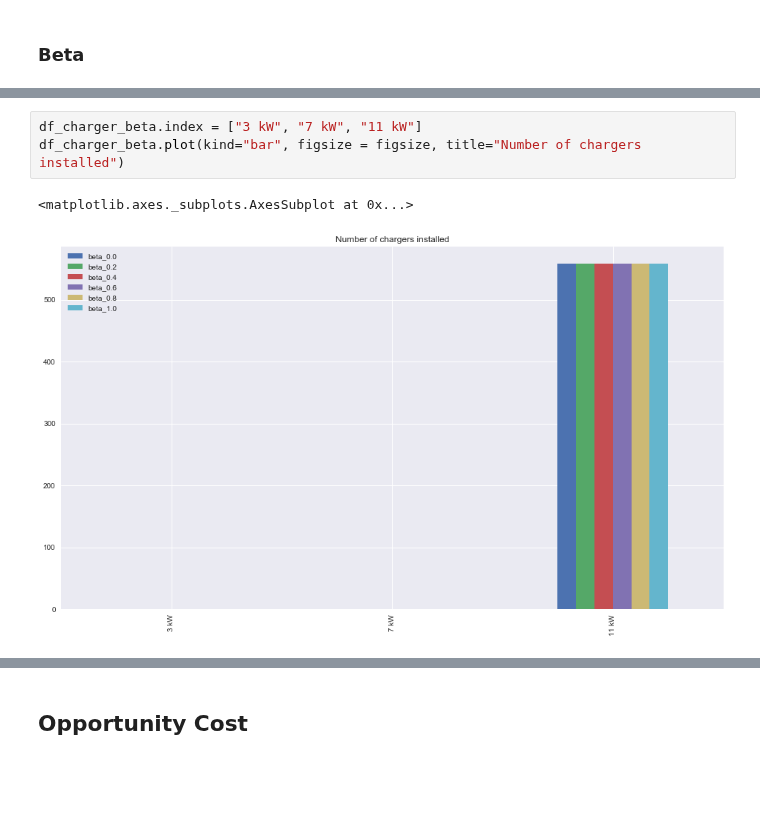
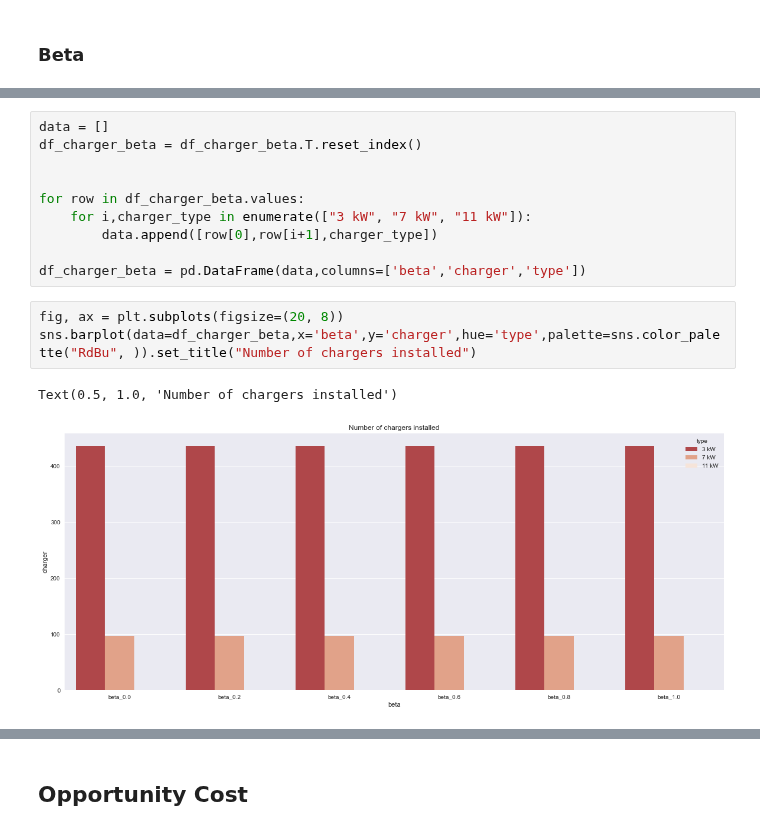
Before and after one commit to Pyosch/ATIS3_Group, a Jupyter notebook: visualise_Results.ipynb, the cells around one changed output, grey strips where cells are left out. Cells and saved outputs as stored; diff of their text form; blank space fills up the shorter version.

Commit message:
No color dublications in bar plots

```diff
--- a/visualise_Results.ipynb
+++ b/visualise_Results.ipynb
@@ -97,6 +96,16 @@ FileNotFoundError: [WinError 3] Das System kann den angegebenen Pfad nicht finde
-# %%
-df_charger_beta.index = ["3 kW", "7 kW", "11 kW"]
-df_charger_beta.plot(kind="bar", figsize = figsize, title="Number of chargers installed")
-# %% [output]
-<matplotlib.axes._subplots.AxesSubplot at 0x...>
-[figure, removed]
+# %%
+data = []
+df_charger_beta = df_charger_beta.T.reset_index()
+
+
+for row in df_charger_beta.values:
+    for i,charger_type in enumerate(["3 kW", "7 kW", "11 kW"]):
+        data.append([row[0],row[i+1],charger_type])
+
+df_charger_beta = pd.DataFrame(data,columns=['beta','charger','type'])
+# %%
+fig, ax = plt.subplots(figsize=(20, 8))
+sns.barplot(data=df_charger_beta,x='beta',y='charger',hue='type',palette=sns.color_palette("RdBu", )).set_title("Number of chargers installed")
+# %% [output]
+Text(0.5, 1.0, 'Number of chargers installed')
+[figure, added]
```
Also changed, not shown: parts of 20 cells of this notebook.
